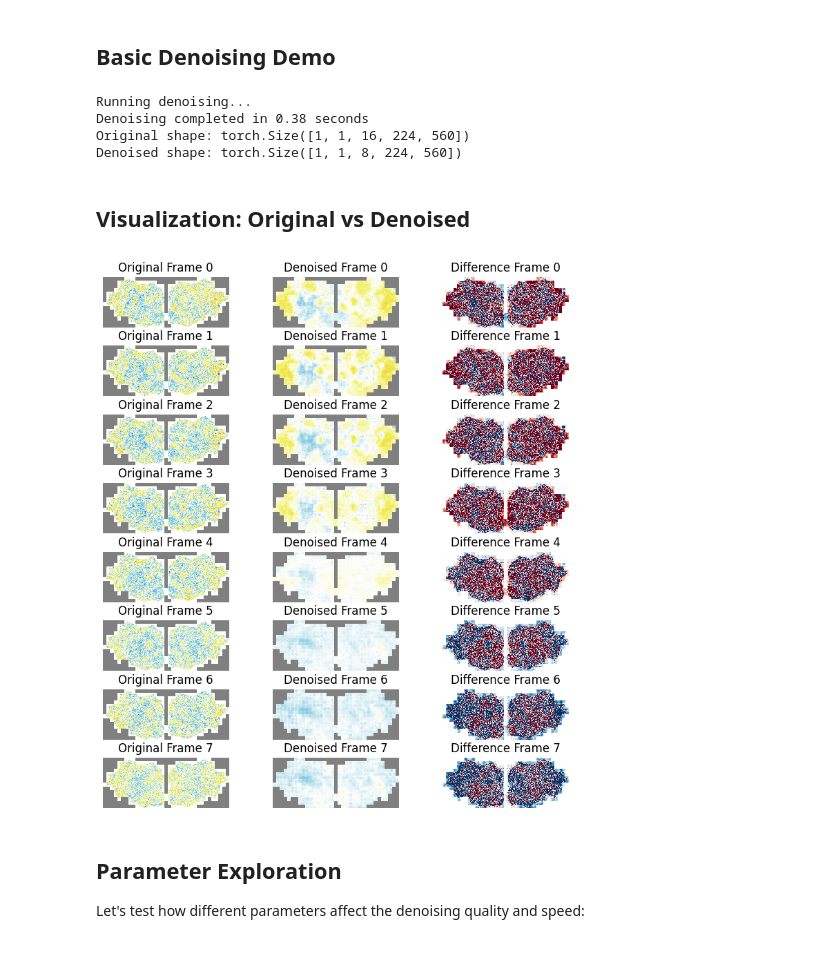
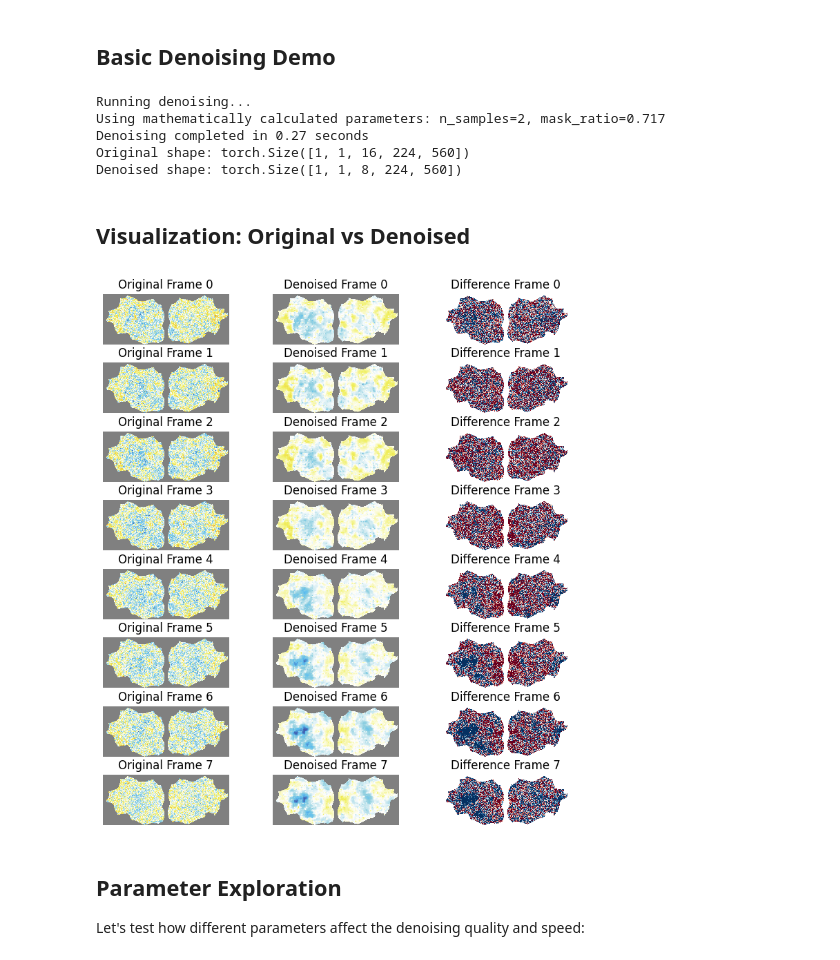
Before and after one commit to MedARC-AI/fmri-fm, a Jupyter notebook: notebooks/denoising_demo.ipynb, the cells around one changed output. Drawn from its saved outputs; the diff is of its cells as text; code cells hidden in the pictures.

```diff
--- a/notebooks/denoising_demo.ipynb
+++ b/notebooks/denoising_demo.ipynb
@@ -154,11 +221,18 @@ generator.manual_seed(42)
 print("Running denoising...")
 start_time = time.time()
 
+# Use mathematical approach to get valid parameters
+n_samples = 2
+mask_ratio = get_valid_mask_ratio_for_n_samples(n_samples)
+print(
+    f"Using mathematically calculated parameters: n_samples={n_samples}, mask_ratio={mask_ratio:.3f}"
+)
+
 denoised_images = model.forward_denoise(
     images,  # already has batch dimension
-    mask_ratio=0.75,
-    n_samples=4,
-    img_mask=img_mask,  # use the patch-level mask we created
+    mask_ratio=mask_ratio,  # mathematically calculated
+    n_samples=n_samples,  # good balance of samples and performance
+    img_mask=img_mask,  # use the pixel-level mask we created
     generator=generator,
 )
 
@@ -168,7 +242,8 @@ print(f"Original shape: {images.shape}")
 print(f"Denoised shape: {denoised_images.shape}")
 # %% [output]
 Running denoising...
-Denoising completed in 0.38 seconds
+Using mathematically calculated parameters: n_samples=2, mask_ratio=0.717
+Denoising completed in 0.27 seconds
 Original shape: torch.Size([1, 1, 16, 224, 560])
 Denoised shape: torch.Size([1, 1, 8, 224, 560])
 # %% [markdown]
@@ -183,17 +258,8 @@ H, W = images.shape[3:5]  # Get spatial dimensions (224, 560)
 ploth = 1.0
 plotw = (W / H) * ploth
 
-# Convert patch-level mask to pixel-level mask for visualization
-patch_size = 16  # This should match the model's patch_size
-H_patches, W_patches = img_mask.shape  # (14, 35)
-pixel_mask = np.zeros((H, W))  # (224, 560)
-
-# Expand patch-level mask to pixel-level
-for i in range(H_patches):
-    for j in range(W_patches):
-        h_start, h_end = i * patch_size, (i + 1) * patch_size
-        w_start, w_end = j * patch_size, (j + 1) * patch_size
-        pixel_mask[h_start:h_end, w_start:w_end] = img_mask[i, j].numpy()
+# img_mask is now already a pixel-level mask (the fix)
+pixel_mask = img_mask.numpy()  # Convert to numpy for visualization
 
 # Use the smaller number of frames for visualization
 n_frames = min(images.shape[2], denoised_images.shape[2])  # min(16, 8) = 8
@@ -205,34 +271,34 @@ axs = axs.flatten()
 
 for ii in range(nr):
     # original image
     ax_idx = ii * 3
     plt.sca(axs[ax_idx])
     img = np.where(pixel_mask > 0, images[0, 0, ii].numpy(), np.nan)
     plt.imshow(img, vmin=-3, vmax=3, cmap=FC_CMAP, interpolation="none")
     plt.title(f"Original Frame {ii}")
     plt.axis("off")
 
     # denoised image
     plt.sca(axs[ax_idx + 1])
     img_denoised = np.where(pixel_mask > 0, denoised_images[0, 0, ii].numpy(), np.nan)
     plt.imshow(img_denoised, vmin=-3, vmax=3, cmap=FC_CMAP, interpolation="none")
     plt.title(f"Denoised Frame {ii}")
     plt.axis("off")
 
     # difference
     plt.sca(axs[ax_idx + 2])
     diff = np.where(
         pixel_mask > 0,
         denoised_images[0, 0, ii].numpy() - images[0, 0, ii].numpy(),
         np.nan,
     )
     plt.imshow(diff, vmin=-0.5, vmax=0.5, cmap="RdBu_r", interpolation="none")
     plt.title(f"Difference Frame {ii}")
     plt.axis("off")
 
 plt.tight_layout(pad=0.3)
 # %% [output]
-[figure, old version]
+[figure, new version]
 # %% [markdown]
 ## Parameter Exploration
 
```
Also changed, not shown: parts of 19 cells of this notebook.
